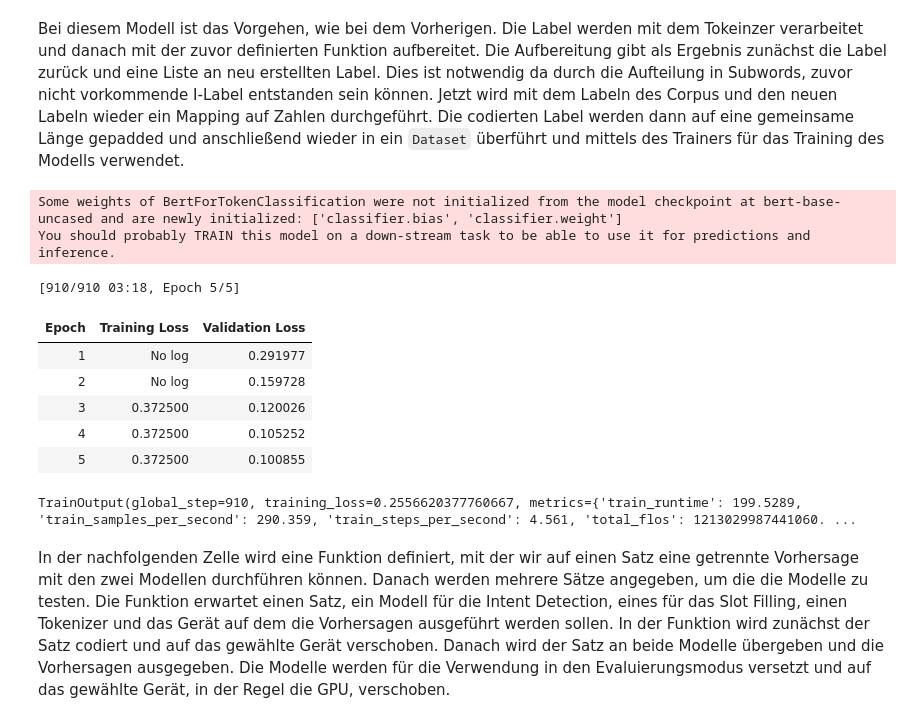
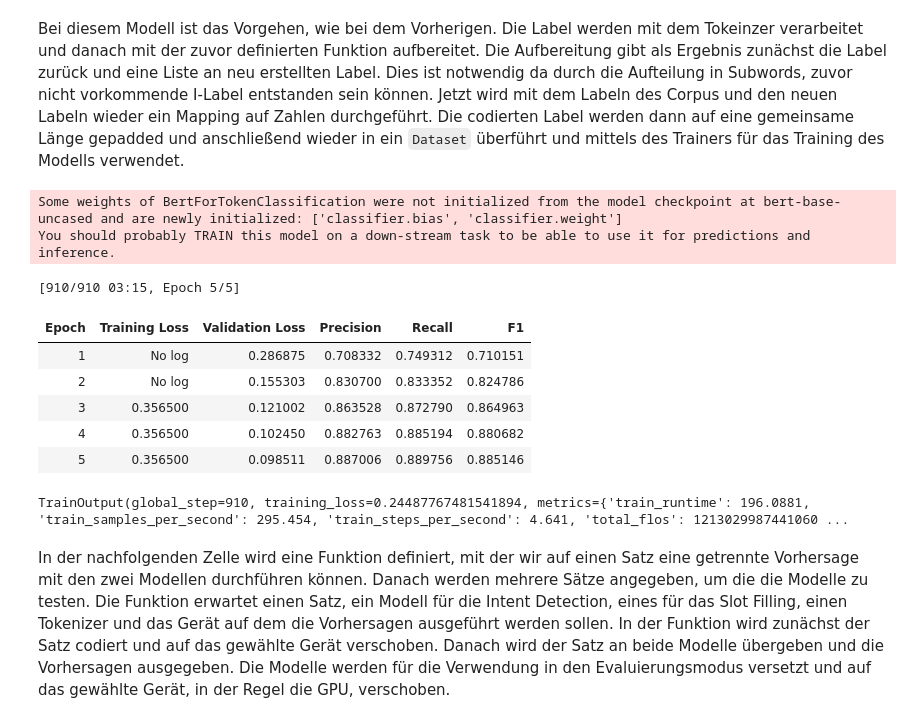
Before and after one commit to TTomczek/nlp-intent-and-slot-filling, a Jupyter notebook: joint-intent-detection-and-slot-filling.ipynb, the cells around one changed output. Drawn from its saved outputs; the diff is of its cells as text; code cells hidden in the pictures.

```diff
--- a/joint-intent-detection-and-slot-filling.ipynb
+++ b/joint-intent-detection-and-slot-filling.ipynb
@@ -479,10 +530,6 @@ all_label_corpus.update(test_new_label)
 slot_label_mapping = {slot: i for i, slot in enumerate(all_label_corpus)}
 train_slot_labels = [[slot_label_mapping[tag] for tag in tags] for tags in train_slots]
 test_slot_labels = [[slot_label_mapping[tag] for tag in tags] for tags in test_slots]
-
-# Hier Fehler weil 0 = I_country??!?!
-def pad_labels(labels, max_len):
-    return [label + [slot_label_mapping["PAD"]] * (max_len - len(label)) for label in labels]
 
 train_max_len = max(len(encoding) for encoding in train_encodings_slots['input_ids'])
 train_slot_labels = torch.tensor(pad_labels(train_slot_labels, train_max_len))
@@ -501,49 +548,43 @@ test_dataset_slots = Dataset.from_dict({
     "attention_mask": test_encodings_slots["attention_mask"],
     "labels": test_slot_labels
 })
-
-def encode_examples_slots(examples):
-    return {
-        "input_ids": torch.tensor(examples["input_ids"]),
-        "attention_mask": torch.tensor(examples["attention_mask"]),
-        "labels": torch.tensor(examples["labels"])
-    }
 
 train_dataset_slots = train_dataset_slots.map(encode_examples_slots, batched=True)
 test_dataset_slots = test_dataset_slots.map(encode_examples_slots, batched=True)
 
 model_slots = BertForTokenClassification.from_pretrained("bert-base-uncased", num_labels=len(slot_label_mapping))
 
 training_args_slots = TrainingArguments(
     output_dir="./slot_filling_results",
     learning_rate=2e-5,
     per_device_train_batch_size=16,
     per_device_eval_batch_size=16,
     num_train_epochs=5,
     eval_strategy="epoch",
     logging_dir='./logs',
     report_to=[],
 )
 
 trainer_slots = Trainer(
     model=model_slots,
     args=training_args_slots,
     train_dataset=train_dataset_slots,
     eval_dataset=test_dataset_slots,
+    compute_metrics=compute_metrics_slots
 )
 
 trainer_slots.train()
 # %% [output]
 Some weights of BertForTokenClassification were not initialized from the model checkpoint at bert-base-uncased and are newly initialized: ['classifier.bias', 'classifier.weight']
 You should probably TRAIN this model on a down-stream task to be able to use it for predictions and inference.
-[910/910 03:18, Epoch 5/5]
+[910/910 03:15, Epoch 5/5]
-| Epoch | Training Loss | Validation Loss |
-| 1 | No log | 0.291977 |
-| 2 | No log | 0.159728 |
-| 3 | 0.372500 | 0.120026 |
-| 4 | 0.372500 | 0.105252 |
-| 5 | 0.372500 | 0.100855 |
+| Epoch | Training Loss | Validation Loss | Precision | Recall | F1 |
+| 1 | No log | 0.286875 | 0.708332 | 0.749312 | 0.710151 |
+| 2 | No log | 0.155303 | 0.830700 | 0.833352 | 0.824786 |
+| 3 | 0.356500 | 0.121002 | 0.863528 | 0.872790 | 0.864963 |
+| 4 | 0.356500 | 0.102450 | 0.882763 | 0.885194 | 0.880682 |
+| 5 | 0.356500 | 0.098511 | 0.887006 | 0.889756 | 0.885146 |
-TrainOutput(global_step=910, training_loss=0.2556620377760667, metrics={'train_runtime': 199.5289, 'train_samples_per_second': 290.359, 'train_steps_per_second': 4.561, 'total_flos': 1213029987441060. ...
+TrainOutput(global_step=910, training_loss=0.24487767481541894, metrics={'train_runtime': 196.0881, 'train_samples_per_second': 295.454, 'train_steps_per_second': 4.641, 'total_flos': 1213029987441060 ...
 # %% [markdown]
 In der nachfolgenden Zelle wird eine Funktion definiert, mit der wir auf einen Satz eine getrennte Vorhersage mit den zwei Modellen durchführen können. Danach werden mehrere Sätze angegeben, um die die Modelle zu testen.
 Die Funktion erwartet einen Satz, ein Modell für die Intent Detection, eines für das Slot Filling, einen Tokenizer und das Gerät auf dem die Vorhersagen ausgeführt werden sollen.
```
Also changed, not shown: parts of 8 cells of this notebook.
